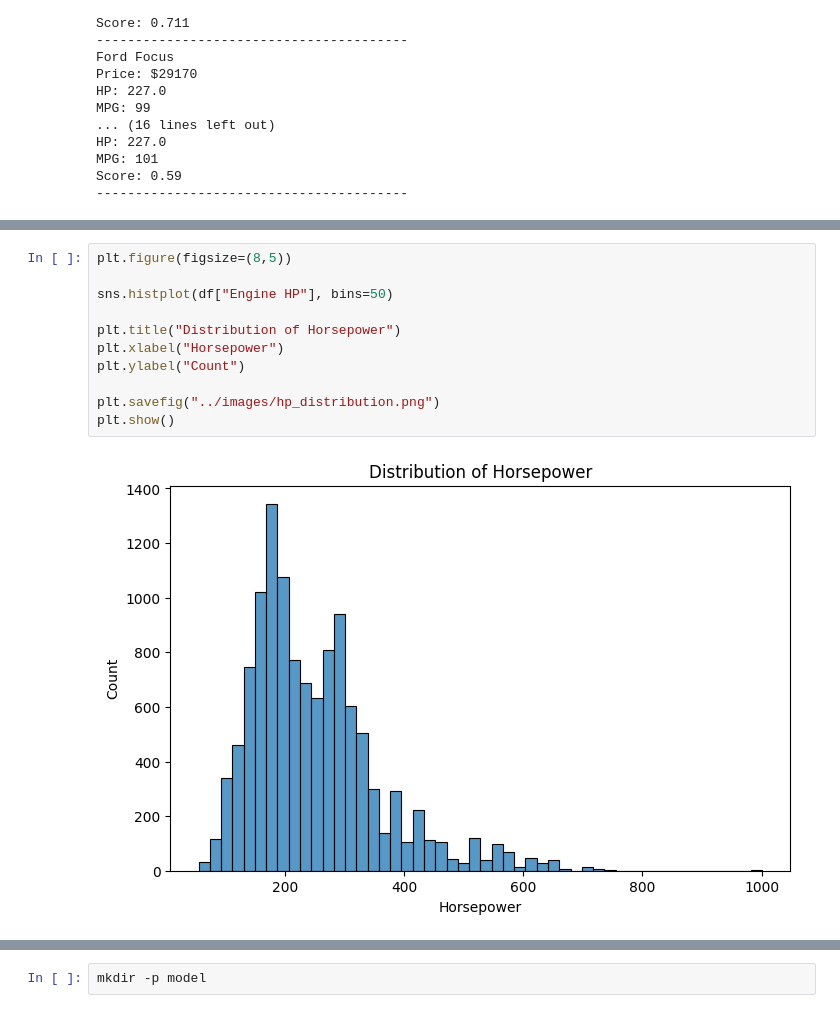
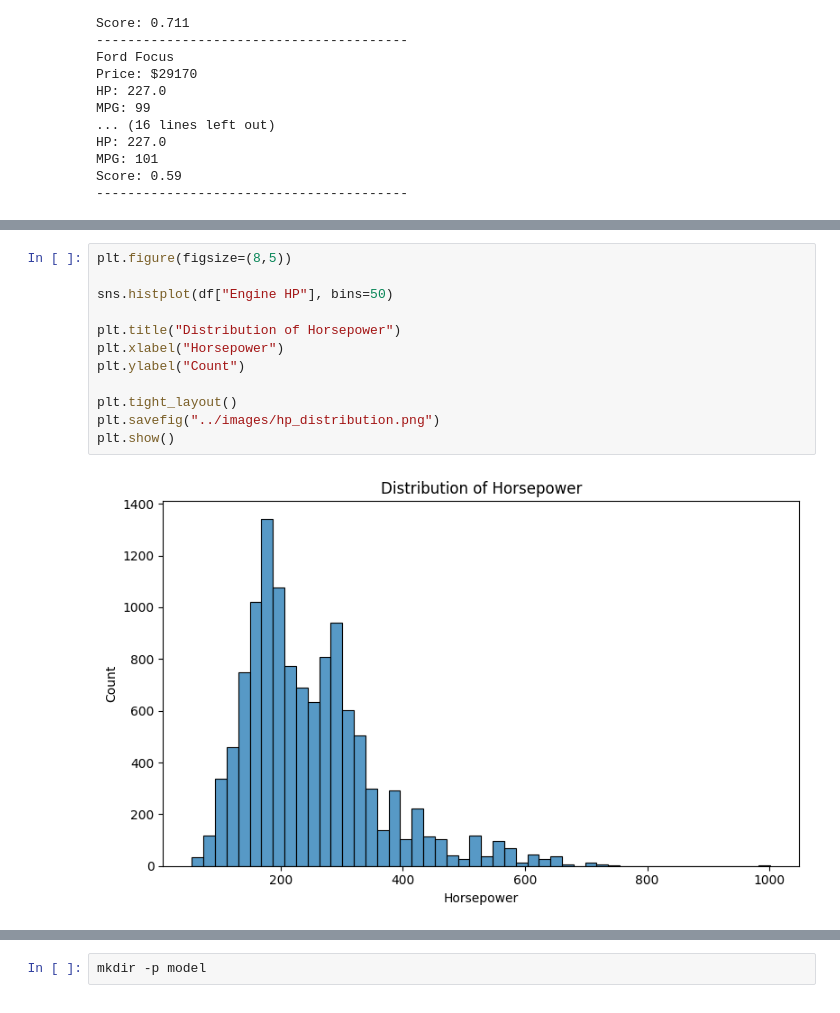
Before and after one commit to Ironclad1738281/car-recommendation-engine, a Jupyter notebook: notebooks/recommender.ipynb, the cells around one changed output, grey strips where cells are left out. Cells and saved outputs as stored; diff of their text form.

```diff
--- a/notebooks/recommender.ipynb
+++ b/notebooks/recommender.ipynb
@@ -319,16 +320,17 @@ plt.show()
 # %%
 plt.figure(figsize=(8,5))
 
 sns.histplot(df["Engine HP"], bins=50)
 
 plt.title("Distribution of Horsepower")
 plt.xlabel("Horsepower")
 plt.ylabel("Count")
 
+plt.tight_layout()
 plt.savefig("../images/hp_distribution.png")
 plt.show()
 # %% [output]
-[figure, old version]
+[figure, new version]
 # %%
 plt.figure(figsize=(10,6))
 
```
Also changed, not shown: parts of 3 cells of this notebook, 4 other files.
